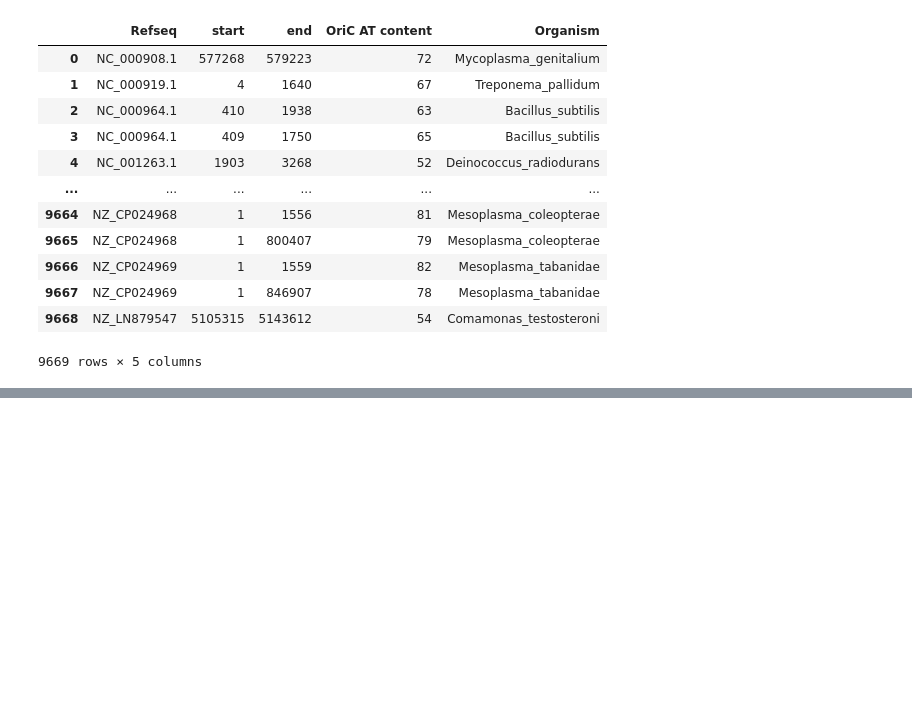
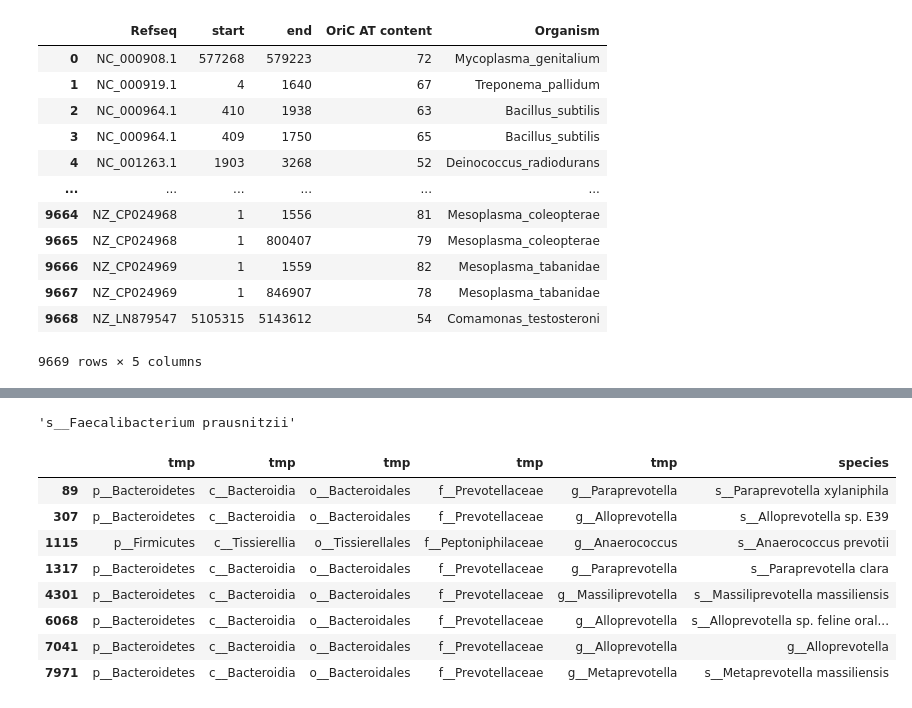
Before and after one commit to dcolinmorgan/HKU_MG, a Jupyter notebook: bactXpat.ipynb, the cells around one changed output, grey strips where cells are left out. Cells and saved outputs as stored; diff of their text form; code cells hidden in the pictures; blank space fills up the shorter version.

```diff
--- a/bactXpat.ipynb
+++ b/bactXpat.ipynb
@@ -157,0 +247,24 @@ np.sum(table['median']>table['ori_median'])/len(table)
+# %%
+unibact=pd.read_csv('data/328_krakenuniq_raw.csv',index_col=0)
+# %%
+unibact['spec']=(unibact.index).str.split(';').str[0:6].tolist()
+# %%
+jeff=pd.DataFrame(unibact['spec'].tolist(),columns=['tmp','tmp','tmp','tmp','tmp','species'])
+jeff=jeff.fillna(method='ffill',axis=1)
+# %%
+(unibact.index).str.split(';').str[0:6].tolist()[0][5] ## transfered a bunch of these from hku to personal cpos
+# %% [output]
+'s__Faecalibacterium prausnitzii'
+# %%
+jeff[jeff['species'].str.contains('prevot')]#[1:50]
+# jeff.ind# tmp=ori[ori['Refseq'].str.contains('NC_'+jac.split('/')[2].split('_')[1])]
+# %% [output]
+|  | tmp | tmp | tmp | tmp | tmp | species |
+| 89 | p__Bacteroidetes | c__Bacteroidia | o__Bacteroidales | f__Prevotellaceae | g__Paraprevotella | s__Paraprevotella xylaniphila |
+| 307 | p__Bacteroidetes | c__Bacteroidia | o__Bacteroidales | f__Prevotellaceae | g__Alloprevotella | s__Alloprevotella sp. E39 |
+| 1115 | p__Firmicutes | c__Tissierellia | o__Tissierellales | f__Peptoniphilaceae | g__Anaerococcus | s__Anaerococcus prevotii |
+| 1317 | p__Bacteroidetes | c__Bacteroidia | o__Bacteroidales | f__Prevotellaceae | g__Paraprevotella | s__Paraprevotella clara |
+| 4301 | p__Bacteroidetes | c__Bacteroidia | o__Bacteroidales | f__Prevotellaceae | g__Massiliprevotella | s__Massiliprevotella massiliensis |
+| 6068 | p__Bacteroidetes | c__Bacteroidia | o__Bacteroidales | f__Prevotellaceae | g__Alloprevotella | s__Alloprevotella sp. feline oral... |
+| 7041 | p__Bacteroidetes | c__Bacteroidia | o__Bacteroidales | f__Prevotellaceae | g__Alloprevotella | g__Alloprevotella |
+| 7971 | p__Bacteroidetes | c__Bacteroidia | o__Bacteroidales | f__Prevotellaceae | g__Metaprevotella | s__Metaprevotella massiliensis |
```
Also changed, not shown: parts of 19 cells of this notebook, 1 other file.
